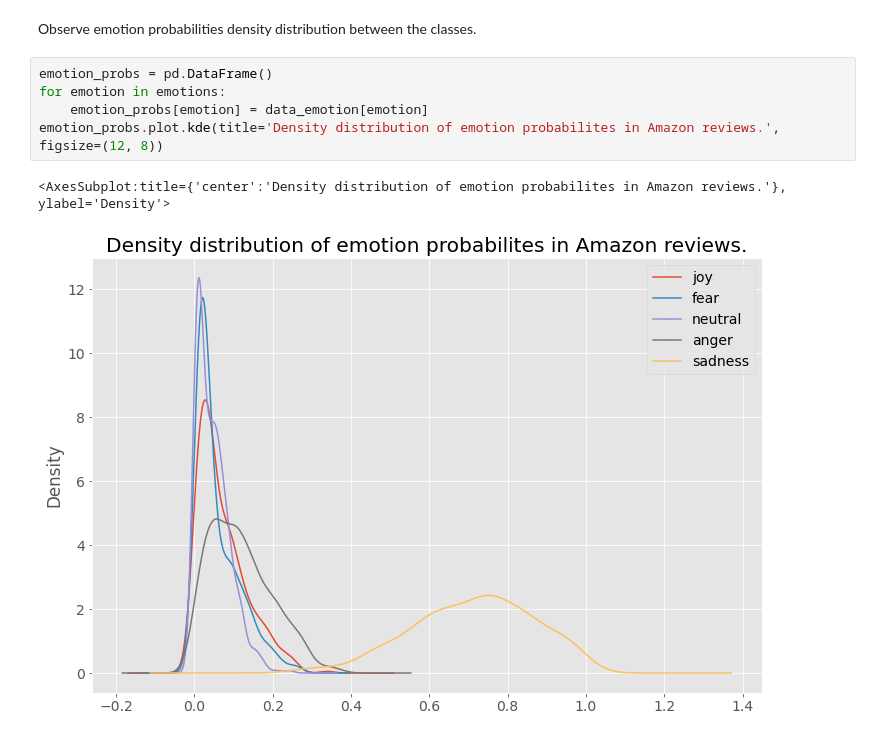
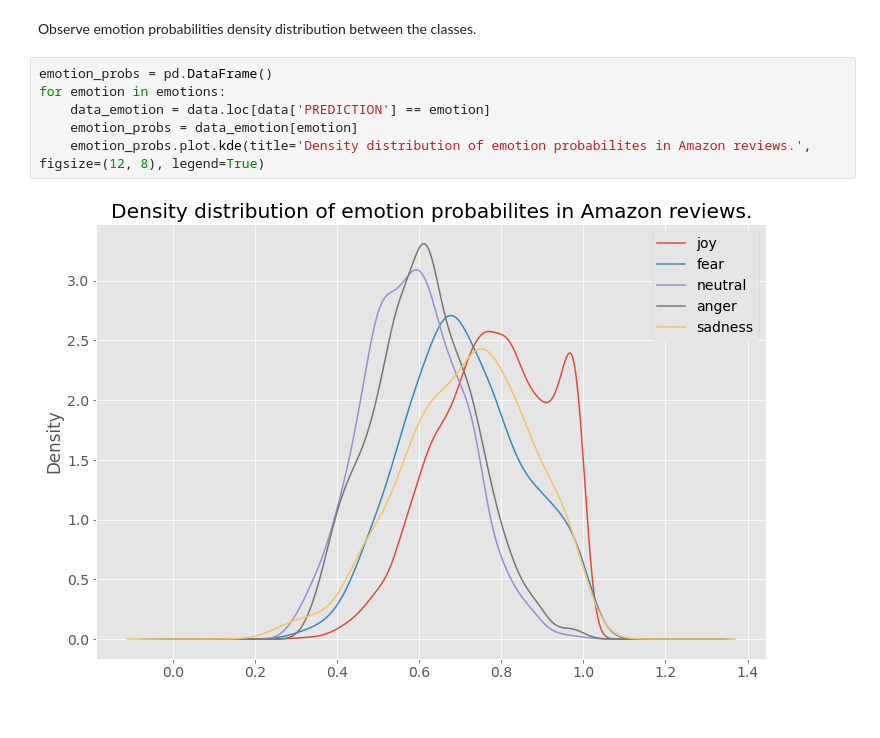
Before and after one commit to kseniapavlina/fake_reviews_with_emotions, a Jupyter notebook: scripts/classification_analysis/results_examination.ipynb, the cells around one changed output. Cells and saved outputs as stored; diff of their text form.

Commit message:
fixed plot

```diff
--- a/scripts/classification_analysis/results_examination.ipynb
+++ b/scripts/classification_analysis/results_examination.ipynb
@@ -222,8 +222,8 @@ Observe emotion probabilities density distribution between the classes.
 # %%
 emotion_probs = pd.DataFrame()
 for emotion in emotions:
-    emotion_probs[emotion] = data_emotion[emotion]
-emotion_probs.plot.kde(title='Density distribution of emotion probabilites in Amazon reviews.', figsize=(12, 8))
+    data_emotion = data.loc[data['PREDICTION'] == emotion]
+    emotion_probs = data_emotion[emotion]
+    emotion_probs.plot.kde(title='Density distribution of emotion probabilites in Amazon reviews.', figsize=(12, 8), legend=True)
 # %% [output]
-<AxesSubplot:title={'center':'Density distribution of emotion probabilites in Amazon reviews.'}, ylabel='Density'>
-[figure, old version]
+[figure, new version]
```
